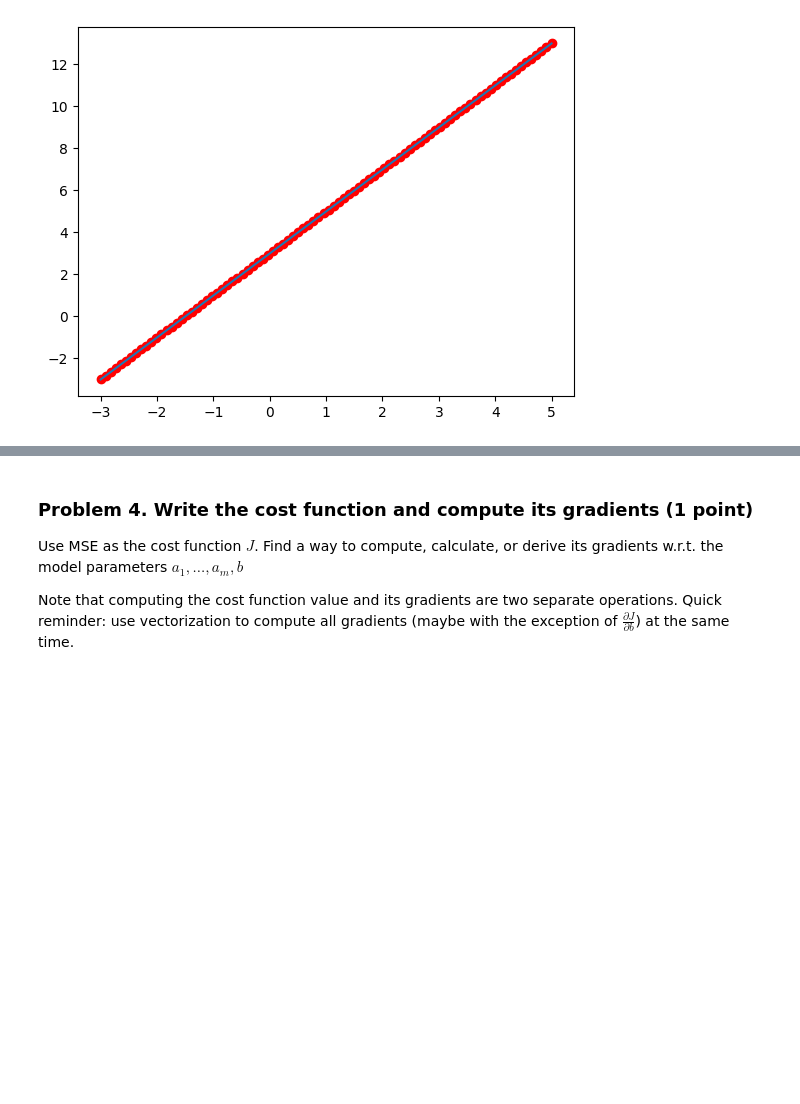
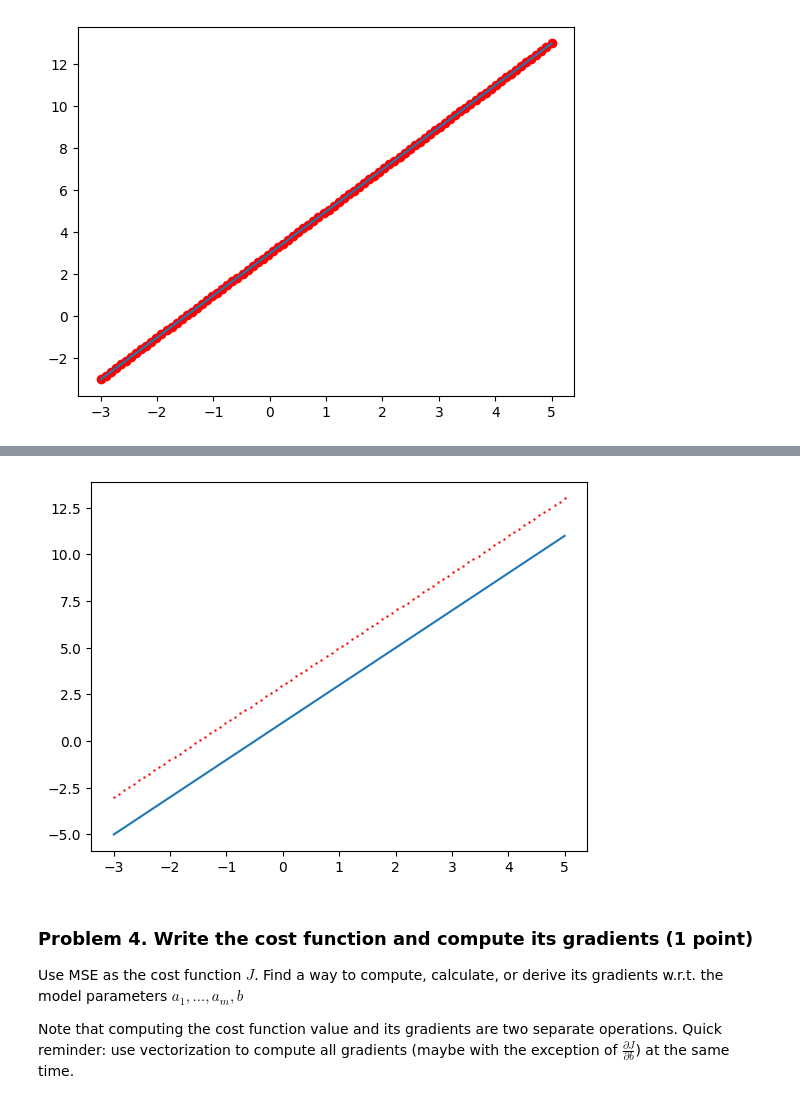
Before and after one commit to patonov/Data_Science-July_2024, a Jupyter notebook: regression_models/Regression Models Lab.ipynb, the cells around one changed output, grey strips where cells are left out. Cells and saved outputs as stored; diff of their text form; code cells hidden in the pictures; blank space fills up the shorter version.

```diff
--- a/regression_models/Regression Models Lab.ipynb
+++ b/regression_models/Regression Models Lab.ipynb
@@ -100,3 +115,7 @@ plt.show()
+# %%
+plot_prediction(x, y, 2, 1)
+# %% [output]
+[figure, added]
 # %% [markdown]
 ### Problem 4. Write the cost function and compute its gradients (1 point)
 Use MSE as the cost function $J$. Find a way to compute, calculate, or derive its gradients w.r.t. the model parameters $a_1, ..., a_m, b$
```
Also changed, not shown: parts of 5 cells of this notebook.
